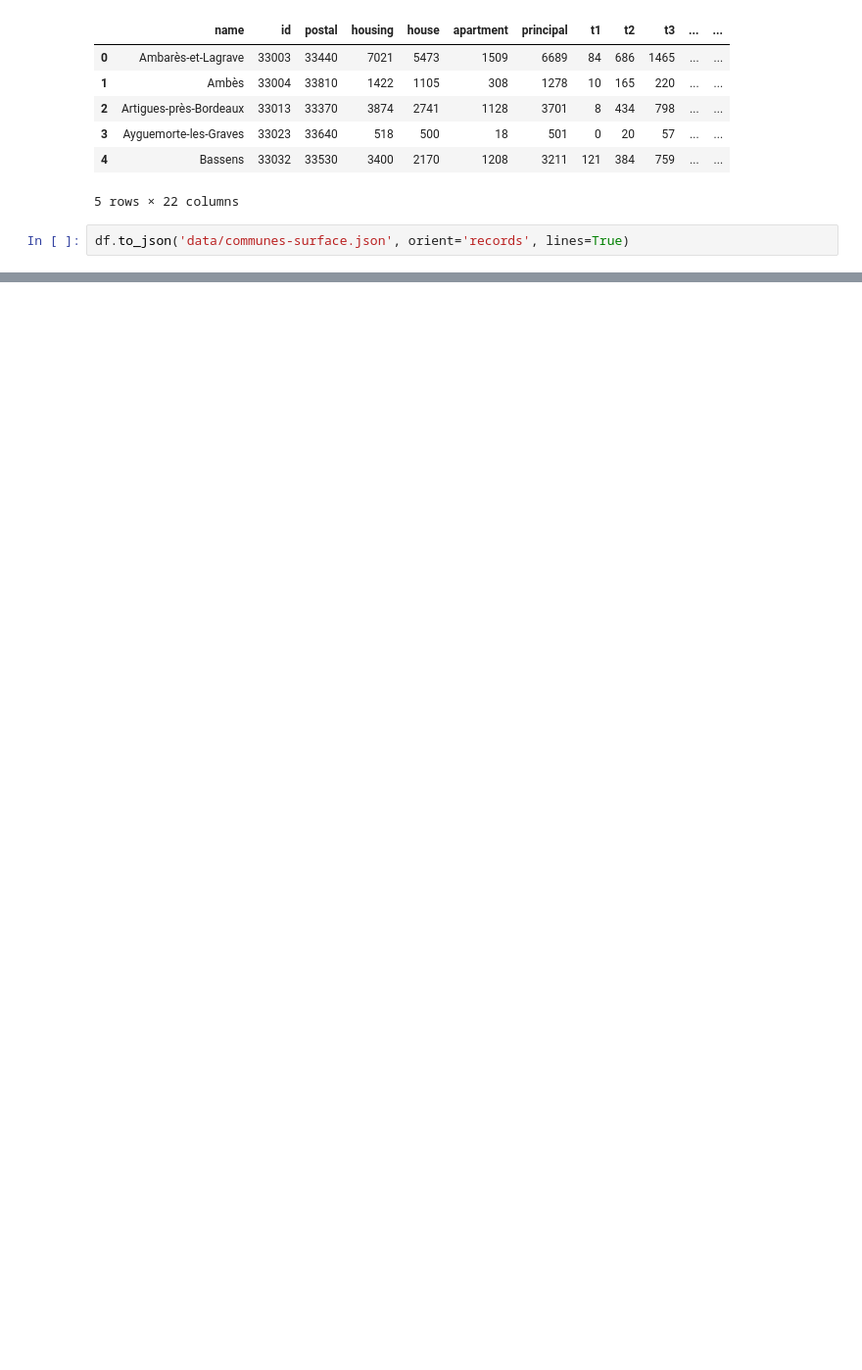
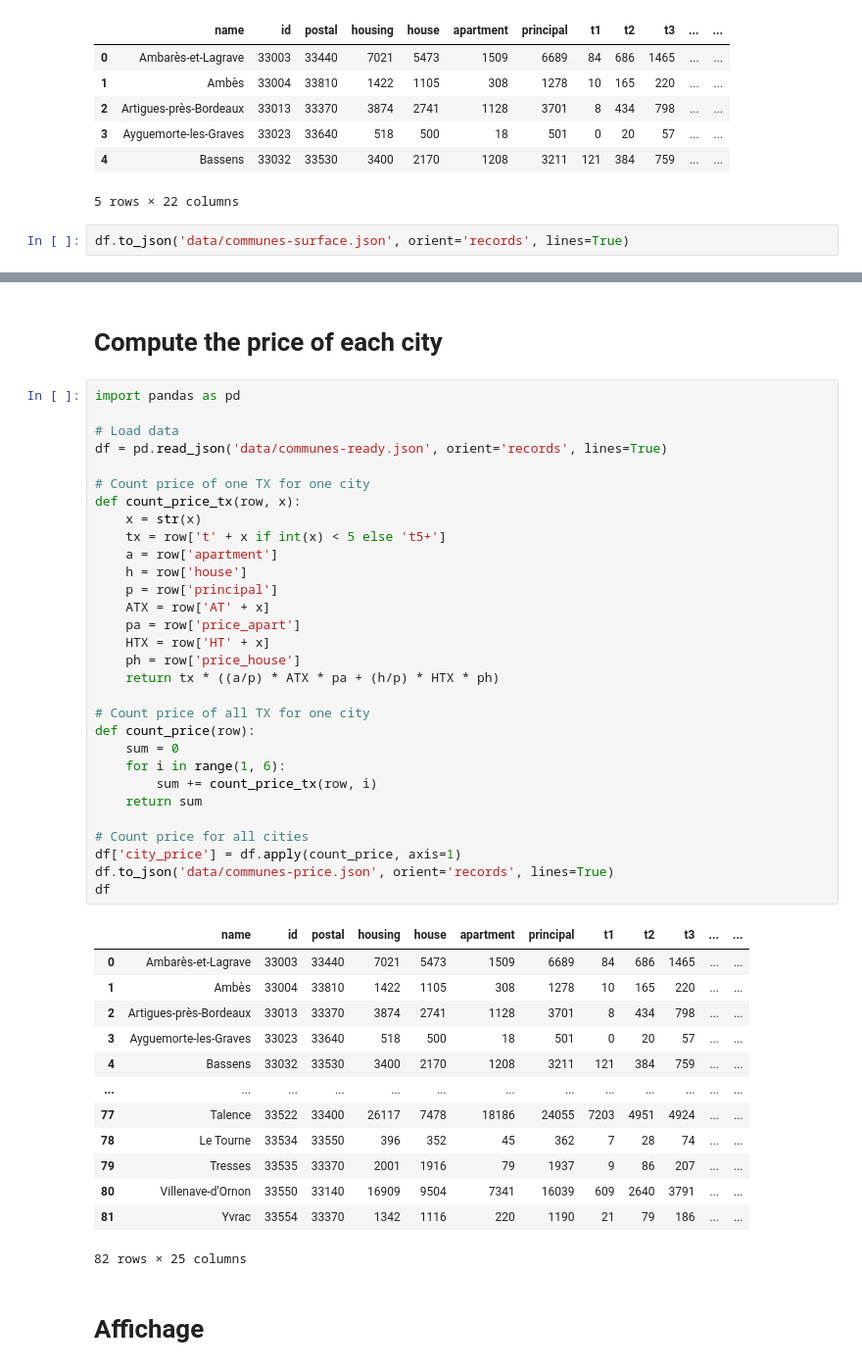
Before and after one commit to Naowak/CapitalEstates, a Jupyter notebook: scrap.ipynb, the cells around one changed output, grey strips where cells are left out. Shown at 98% size. Saved outputs shown, nothing was run; the diff lists cells and outputs as text; blank space fills up the shorter version.

```diff
--- a/scrap.ipynb
+++ b/scrap.ipynb
@@ -341,3 +401,51 @@ df.head()
 | 3 | Ayguemorte-les-Graves | 33023 | 33640 | 518 | 500 | 18 | 501 | 0 | 20 | 57 | ... | ... |
 | 4 | Bassens | 33032 | 33530 | 3400 | 2170 | 1208 | 3211 | 121 | 384 | 759 | ... | ... |
 5 rows × 24 columns
+# %% [markdown]
+# Compute the price of each city
+# %%
+import pandas as pd
+
+# Load data
+df = pd.read_json('data/communes-ready.json', orient='records', lines=True)
+
+# Count price of one TX for one city
+def count_price_tx(row, x):
+    x = str(x)
+    tx = row['t' + x if int(x) < 5 else 't5+']
+    a = row['apartment']
+    h = row['house']
+    p = row['principal']
+    ATX = row['AT' + x]
+    pa = row['price_apart']
+    HTX = row['HT' + x]
+    ph = row['price_house']
+    return tx * ((a/p) * ATX * pa + (h/p) * HTX * ph)
+
+# Count price of all TX for one city
+def count_price(row):
+    sum = 0
+    for i in range(1, 6):
+        sum += count_price_tx(row, i)
+    return sum
+
+# Count price for all cities
+df['city_price'] = df.apply(count_price, axis=1)
+df.to_json('data/communes-price.json', orient='records', lines=True)
+df
+# %% [output]
+|  | name | id | postal | housing | house | apartment | principal | t1 | t2 | t3 | ... | ... |
+| 0 | Ambarès-et-Lagrave | 33003 | 33440 | 7021 | 5473 | 1509 | 6689 | 84 | 686 | 1465 | ... | ... |
+| 1 | Ambès | 33004 | 33810 | 1422 | 1105 | 308 | 1278 | 10 | 165 | 220 | ... | ... |
+| 2 | Artigues-près-Bordeaux | 33013 | 33370 | 3874 | 2741 | 1128 | 3701 | 8 | 434 | 798 | ... | ... |
+| 3 | Ayguemorte-les-Graves | 33023 | 33640 | 518 | 500 | 18 | 501 | 0 | 20 | 57 | ... | ... |
+| 4 | Bassens | 33032 | 33530 | 3400 | 2170 | 1208 | 3211 | 121 | 384 | 759 | ... | ... |
+| ... | ... | ... | ... | ... | ... | ... | ... | ... | ... | ... | ... | ... |
+| 77 | Talence | 33522 | 33400 | 26117 | 7478 | 18186 | 24055 | 7203 | 4951 | 4924 | ... | ... |
+| 78 | Le Tourne | 33534 | 33550 | 396 | 352 | 45 | 362 | 7 | 28 | 74 | ... | ... |
+| 79 | Tresses | 33535 | 33370 | 2001 | 1916 | 79 | 1937 | 9 | 86 | 207 | ... | ... |
+| 80 | Villenave-d'Ornon | 33550 | 33140 | 16909 | 9504 | 7341 | 16039 | 609 | 2640 | 3791 | ... | ... |
+| 81 | Yvrac | 33554 | 33370 | 1342 | 1116 | 220 | 1190 | 21 | 79 | 186 | ... | ... |
+82 rows × 25 columns
+# %% [markdown]
+# Affichage
```
Also changed, not shown: parts of 18 cells of this notebook, 1 other file.
